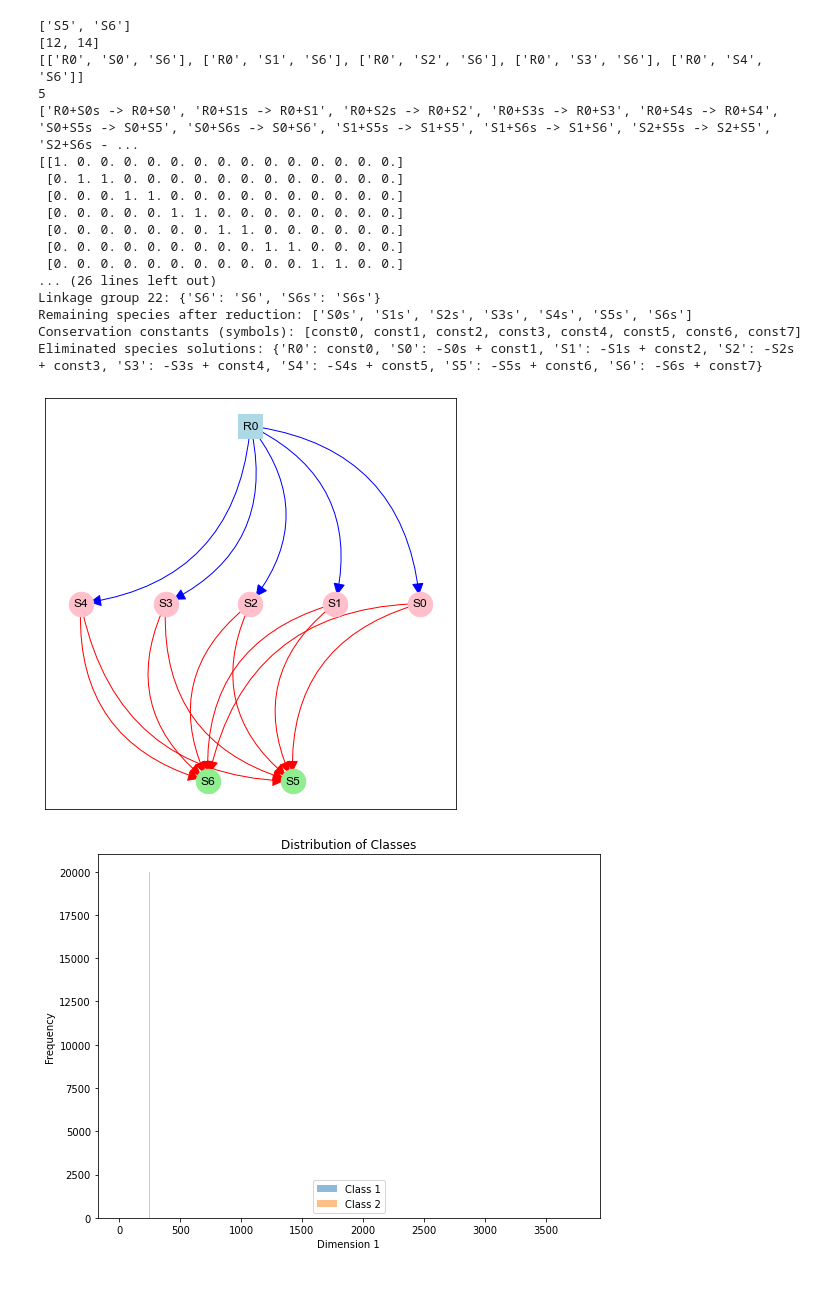
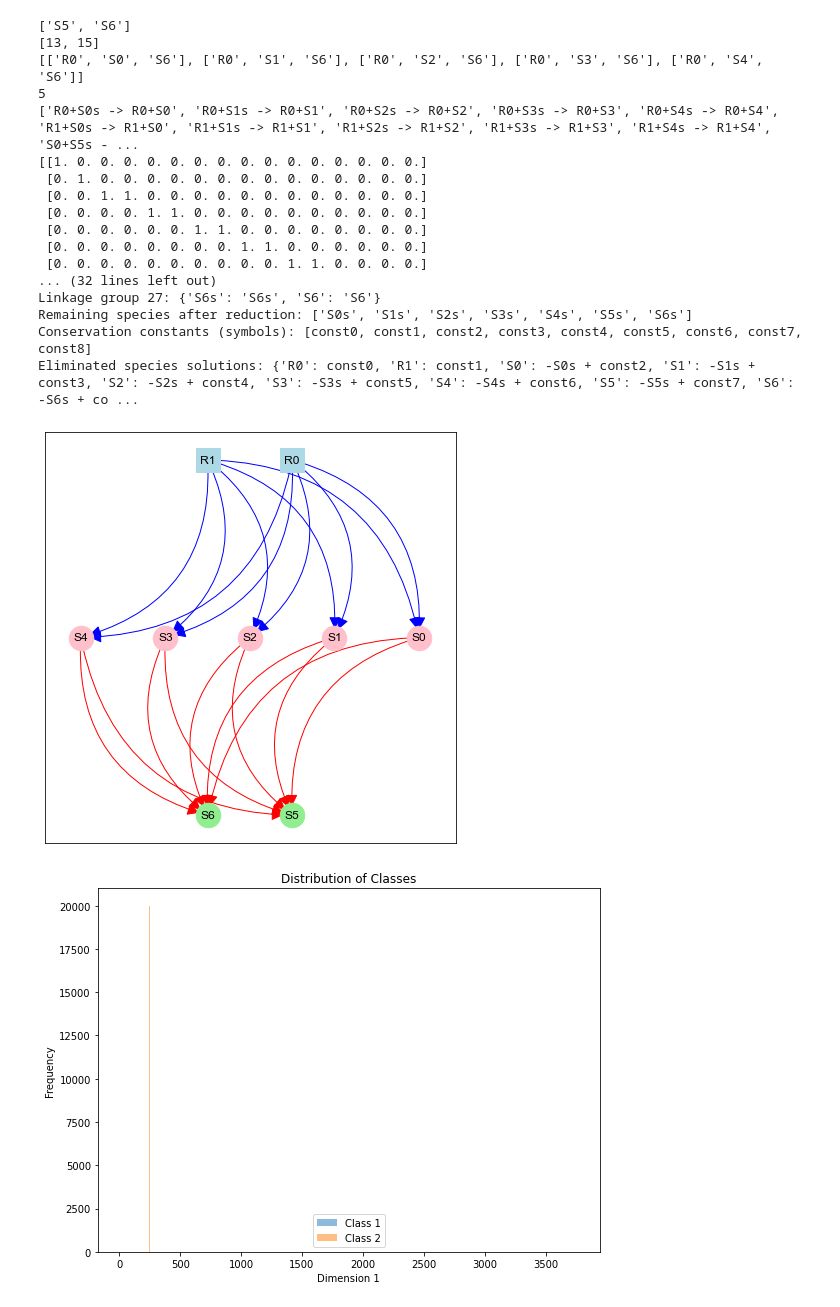
Before and after one commit to csfloyd/GlycanAnalysis, a Jupyter notebook: Python/training_signaling_networks.ipynb, the cells around one changed output. Saved outputs shown, nothing was run; the diff lists cells and outputs as text; code cells hidden in the pictures.

```diff
--- a/Python/training_signaling_networks.ipynb
+++ b/Python/training_signaling_networks.ipynb
@@ -16,7 +16,7 @@ seed = 52
 np.random.seed(seed)
 random.seed(seed)
 
-NR = 1
+NR = 2
 
 NS_vec = [5,2]
 NS = sum(NS_vec)
@@ -85,47 +85,47 @@ cycles = compute_cycles(r_n)
 # # Visualize linkage classes
 # sz = 3
 # fig, axes = plt.subplots(1, len(r_n.linkage_groups), figsize=(sz*len(r_n.linkage_groups), sz))
 
 # if len(r_n.linkage_groups) == 1:
 #     pos = nx.spring_layout(r_n.linkage_groups[0])
 #     nx.draw(r_n.linkage_groups[0], pos=pos, with_labels=True, ax=axes, node_size=1000, connectionstyle='arc3,rad=0.2', arrows=True)
 #     axes.set_title("Linkage class 1")
 # else:
 #     for i, (G, ax) in enumerate(zip(r_n.linkage_groups, axes)):
 #         pos = nx.spring_layout(G)
 #         nx.draw(G, pos=pos, with_labels=True, ax=ax, node_size=1000, connectionstyle='arc3,rad=0.2', arrows=True)
 #         ax.set_title(f"Linkage class {i+1}")
 # plt.tight_layout()
 # plt.show()
 
 # 2. Reduce the ODE system using conservation laws
 sim.solve_conservation_laws()
 print("Remaining species after reduction:", sim.remaining_species)
 print("Conservation constants (symbols):", sim.const_syms)
 print("Eliminated species solutions:", sim.elimination_solutions)
 
 
 
 rates_orig = np.array([r_n.reactions[r_idx][2] for r_idx in range(len(r_n.reactions))])
 # %% [output]
 ['S5', 'S6']
-[12, 14]
+[13, 15]
 [['R0', 'S0', 'S6'], ['R0', 'S1', 'S6'], ['R0', 'S2', 'S6'], ['R0', 'S3', 'S6'], ['R0', 'S4', 'S6']]
 5
-['R0+S0s -> R0+S0', 'R0+S1s -> R0+S1', 'R0+S2s -> R0+S2', 'R0+S3s -> R0+S3', 'R0+S4s -> R0+S4', 'S0+S5s -> S0+S5', 'S0+S6s -> S0+S6', 'S1+S5s -> S1+S5', 'S1+S6s -> S1+S6', 'S2+S5s -> S2+S5', 'S2+S6s - ...
-[[1. 0. 0. 0. 0. 0. 0. 0. 0. 0. 0. 0. 0. 0. 0.]
- [0. 1. 1. 0. 0. 0. 0. 0. 0. 0. 0. 0. 0. 0. 0.]
- [0. 0. 0. 1. 1. 0. 0. 0. 0. 0. 0. 0. 0. 0. 0.]
- [0. 0. 0. 0. 0. 1. 1. 0. 0. 0. 0. 0. 0. 0. 0.]
- [0. 0. 0. 0. 0. 0. 0. 1. 1. 0. 0. 0. 0. 0. 0.]
- [0. 0. 0. 0. 0. 0. 0. 0. 0. 1. 1. 0. 0. 0. 0.]
- [0. 0. 0. 0. 0. 0. 0. 0. 0. 0. 0. 1. 1. 0. 0.]
-... (26 lines left out)
-Linkage group 22: {'S6': 'S6', 'S6s': 'S6s'}
+['R0+S0s -> R0+S0', 'R0+S1s -> R0+S1', 'R0+S2s -> R0+S2', 'R0+S3s -> R0+S3', 'R0+S4s -> R0+S4', 'R1+S0s -> R1+S0', 'R1+S1s -> R1+S1', 'R1+S2s -> R1+S2', 'R1+S3s -> R1+S3', 'R1+S4s -> R1+S4', 'S0+S5s - ...
+[[1. 0. 0. 0. 0. 0. 0. 0. 0. 0. 0. 0. 0. 0. 0. 0.]
+ [0. 1. 0. 0. 0. 0. 0. 0. 0. 0. 0. 0. 0. 0. 0. 0.]
+ [0. 0. 1. 1. 0. 0. 0. 0. 0. 0. 0. 0. 0. 0. 0. 0.]
+ [0. 0. 0. 0. 1. 1. 0. 0. 0. 0. 0. 0. 0. 0. 0. 0.]
+ [0. 0. 0. 0. 0. 0. 1. 1. 0. 0. 0. 0. 0. 0. 0. 0.]
+ [0. 0. 0. 0. 0. 0. 0. 0. 1. 1. 0. 0. 0. 0. 0. 0.]
+ [0. 0. 0. 0. 0. 0. 0. 0. 0. 0. 1. 1. 0. 0. 0. 0.]
+... (32 lines left out)
+Linkage group 27: {'S6s': 'S6s', 'S6': 'S6'}
 Remaining species after reduction: ['S0s', 'S1s', 'S2s', 'S3s', 'S4s', 'S5s', 'S6s']
-Conservation constants (symbols): [const0, const1, const2, const3, const4, const5, const6, const7]
-Eliminated species solutions: {'R0': const0, 'S0': -S0s + const1, 'S1': -S1s + const2, 'S2': -S2s + const3, 'S3': -S3s + const4, 'S4': -S4s + const5, 'S5': -S5s + const6, 'S6': -S6s + const7}
+Conservation constants (symbols): [const0, const1, const2, const3, const4, const5, const6, const7, const8]
+Eliminated species solutions: {'R0': const0, 'R1': const1, 'S0': -S0s + const2, 'S1': -S1s + const3, 'S2': -S2s + const4, 'S3': -S3s + const5, 'S4': -S4s + const6, 'S5': -S5s + const7, 'S6': -S6s + co ...
-[figure, old version]
+[figure, new version]
 # %%
 ############################################################
 ################  Load classification data #################
```
Also changed, not shown: parts of 12 cells of this notebook, 8 other files.
